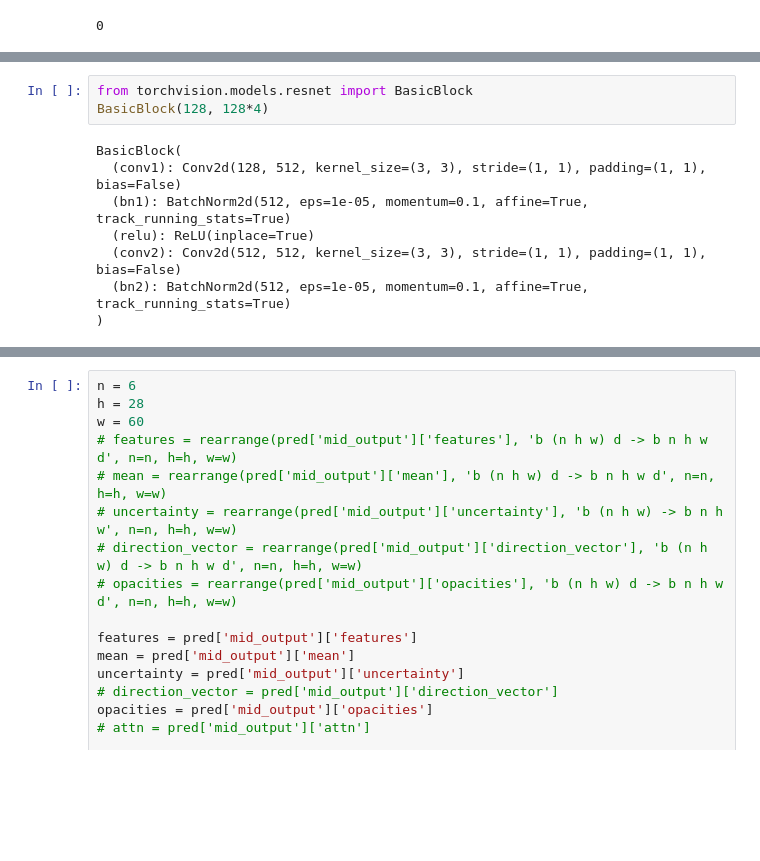
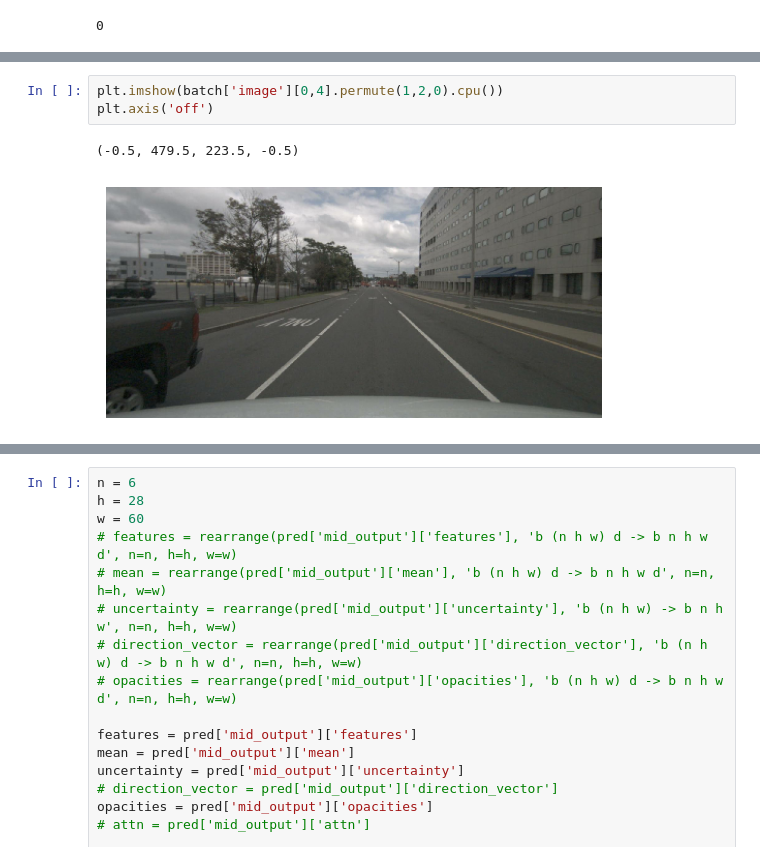
Before and after one commit to nargoo0328/cross_view_transformers, a Jupyter notebook: scripts/test_bug.ipynb, the cells around one changed output, grey strips where cells are left out. Saved outputs shown, nothing was run; the diff lists cells and outputs as text; blank space fills up the shorter version.

```diff
--- a/scripts/test_bug.ipynb
+++ b/scripts/test_bug.ipynb
@@ -116,11 +117,6 @@ plt.imshow(vis_result[0])
-# %%
-from torchvision.models.resnet import BasicBlock
-BasicBlock(128, 128*4)
-# %% [output]
-BasicBlock(
-  (conv1): Conv2d(128, 512, kernel_size=(3, 3), stride=(1, 1), padding=(1, 1), bias=False)
-  (bn1): BatchNorm2d(512, eps=1e-05, momentum=0.1, affine=True, track_running_stats=True)
-  (relu): ReLU(inplace=True)
-  (conv2): Conv2d(512, 512, kernel_size=(3, 3), stride=(1, 1), padding=(1, 1), bias=False)
-  (bn2): BatchNorm2d(512, eps=1e-05, momentum=0.1, affine=True, track_running_stats=True)
-)
+# %%
+plt.imshow(batch['image'][0,4].permute(1,2,0).cpu())
+plt.axis('off')
+# %% [output]
+(-0.5, 479.5, 223.5, -0.5)
+[figure, added]
```
Also changed, not shown: parts of 14 cells of this notebook, 10 other files.
